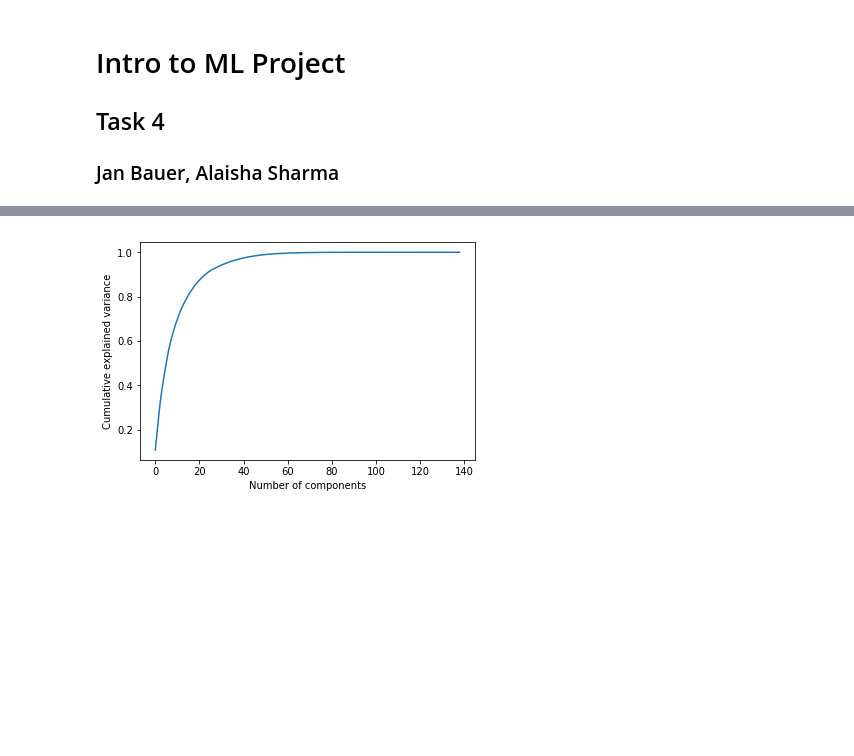
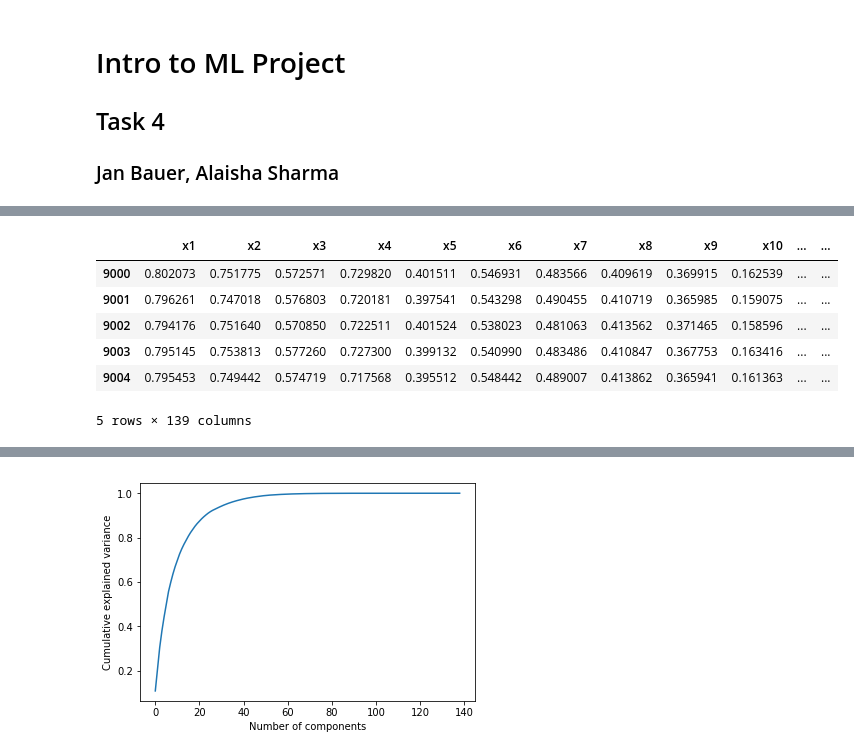
Before and after one commit to taigereye/intro-to-ml-eth, a Jupyter notebook: task4_A/Task_4.ipynb, the cells around one changed output, grey strips where cells are left out. Drawn from its saved outputs; the diff is of its cells as text; code cells hidden in the pictures; blank space fills up the shorter version.

```diff
--- a/task4_A/Task_4.ipynb
+++ b/task4_A/Task_4.ipynb
@@ -41,5 +73,13 @@ train_data_unlabeled = pd.read_hdf("data/train_unlabeled.h5", "train")
 # %%
 X_train_unlabeled = train_data_unlabeled.iloc[:,:]
-# X_train_unlabeled.head()
+X_train_unlabeled.head()
+# %% [output]
+|  | x1 | x2 | x3 | x4 | x5 | x6 | x7 | x8 | x9 | x10 | ... | ... |
+| 9000 | 0.802073 | 0.751775 | 0.572571 | 0.729820 | 0.401511 | 0.546931 | 0.483566 | 0.409619 | 0.369915 | 0.162539 | ... | ... |
+| 9001 | 0.796261 | 0.747018 | 0.576803 | 0.720181 | 0.397541 | 0.543298 | 0.490455 | 0.410719 | 0.365985 | 0.159075 | ... | ... |
+| 9002 | 0.794176 | 0.751640 | 0.570850 | 0.722511 | 0.401524 | 0.538023 | 0.481063 | 0.413562 | 0.371465 | 0.158596 | ... | ... |
+| 9003 | 0.795145 | 0.753813 | 0.577260 | 0.727300 | 0.399132 | 0.540990 | 0.483486 | 0.410847 | 0.367753 | 0.163416 | ... | ... |
+| 9004 | 0.795453 | 0.749442 | 0.574719 | 0.717568 | 0.395512 | 0.548442 | 0.489007 | 0.413862 | 0.365941 | 0.161363 | ... | ... |
+5 rows × 139 columns
 # %%
 X_test = pd.read_hdf("data/test.h5", "test")
```
Also changed, not shown: parts of 11 cells of this notebook, 1 other file.
